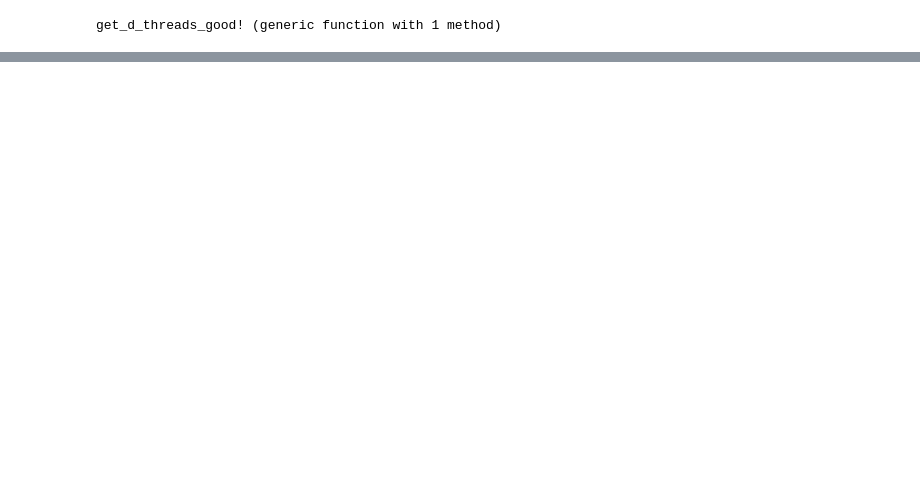
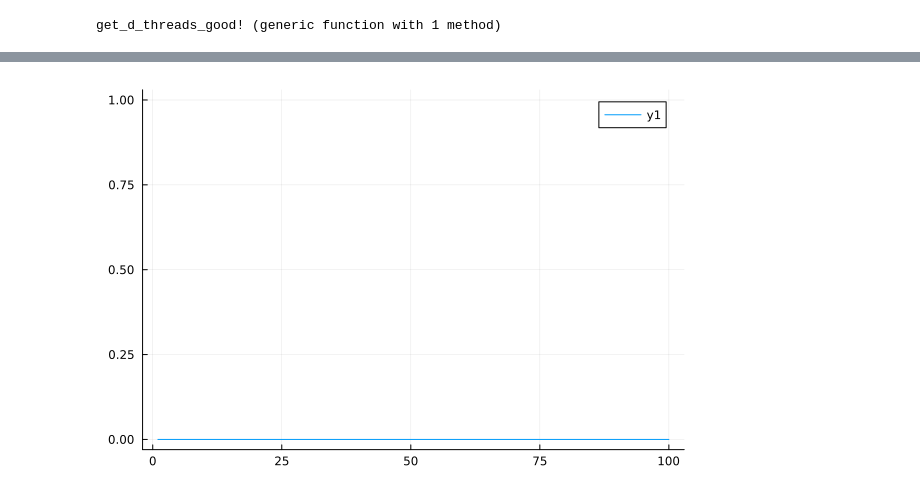
Before and after one commit to jipphysics/jupyter-ccad, a Jupyter notebook: toy_threads_complicated.ipynb, the cells around one changed output, grey strips where cells are left out. Cells and saved outputs as stored; diff of their text form; code cells hidden in the pictures; blank space fills up the shorter version.

```diff
--- a/toy_threads_complicated.ipynb
+++ b/toy_threads_complicated.ipynb
@@ -86,6 +87,6 @@ end
 # %% [output]
 get_d_threads_good! (generic function with 1 method)
 # %%
-dtg = zeros(J)
-@btime get_d_threads_good!(dtg,x, J, L)
+dtg = zeros(Int64,J)
+get_d_threads_good!(dtg,x, J, L)
 # %% [output]
@@ -116 +136,5 @@ plot!(dtg, label="dtg", ls=:dash, color="gray")
+# %%
+plot(d-dtg)
+# %% [output]
+[figure, added]
 # %%
```
Also changed, not shown: parts of 11 cells of this notebook.
